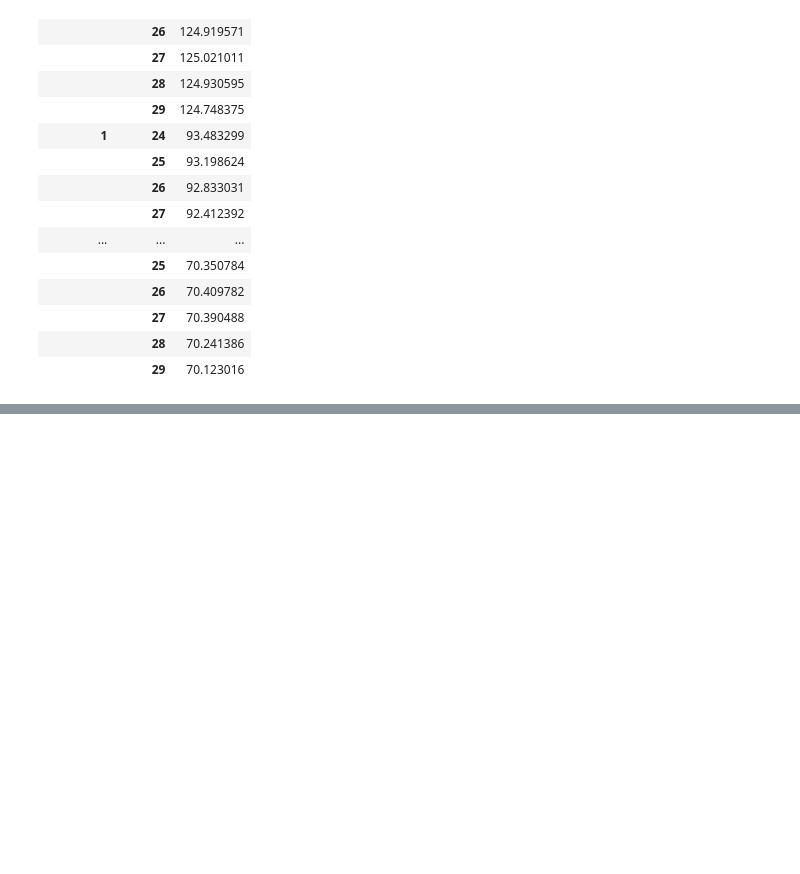
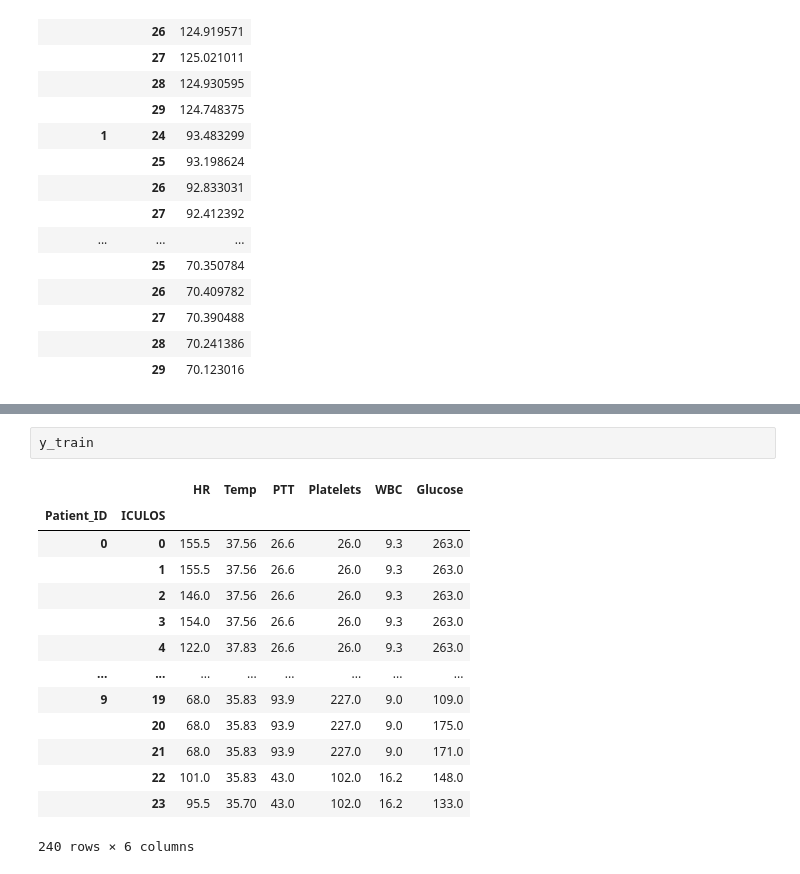
Before and after one commit to emsyoungg/sepsis_forecasting, a Jupyter notebook: LSTM/LSTM_test.ipynb, the cells around one changed output, grey strips where cells are left out. Saved outputs shown, nothing was run; the diff lists cells and outputs as text; blank space fills up the shorter version.

```diff
--- a/LSTM/LSTM_test.ipynb
+++ b/LSTM/LSTM_test.ipynb
@@ -372,0 +425,17 @@ forecasts
+# %%
+y_train
+# %% [output]
+|  |  | HR | Temp | PTT | Platelets | WBC | Glucose |
+| Patient_ID | ICULOS |  |  |  |  |  |  |
+| 0 | 0 | 155.5 | 37.56 | 26.6 | 26.0 | 9.3 | 263.0 |
+|  | 1 | 155.5 | 37.56 | 26.6 | 26.0 | 9.3 | 263.0 |
+|  | 2 | 146.0 | 37.56 | 26.6 | 26.0 | 9.3 | 263.0 |
+|  | 3 | 154.0 | 37.56 | 26.6 | 26.0 | 9.3 | 263.0 |
+|  | 4 | 122.0 | 37.83 | 26.6 | 26.0 | 9.3 | 263.0 |
+| ... | ... | ... | ... | ... | ... | ... | ... |
+| 9 | 19 | 68.0 | 35.83 | 93.9 | 227.0 | 9.0 | 109.0 |
+|  | 20 | 68.0 | 35.83 | 93.9 | 227.0 | 9.0 | 175.0 |
+|  | 21 | 68.0 | 35.83 | 93.9 | 227.0 | 9.0 | 171.0 |
+|  | 22 | 101.0 | 35.83 | 43.0 | 102.0 | 16.2 | 148.0 |
+|  | 23 | 95.5 | 35.70 | 43.0 | 102.0 | 16.2 | 133.0 |
+240 rows × 6 columns
```
Also changed, not shown: parts of 7 cells of this notebook, 1 other file.
